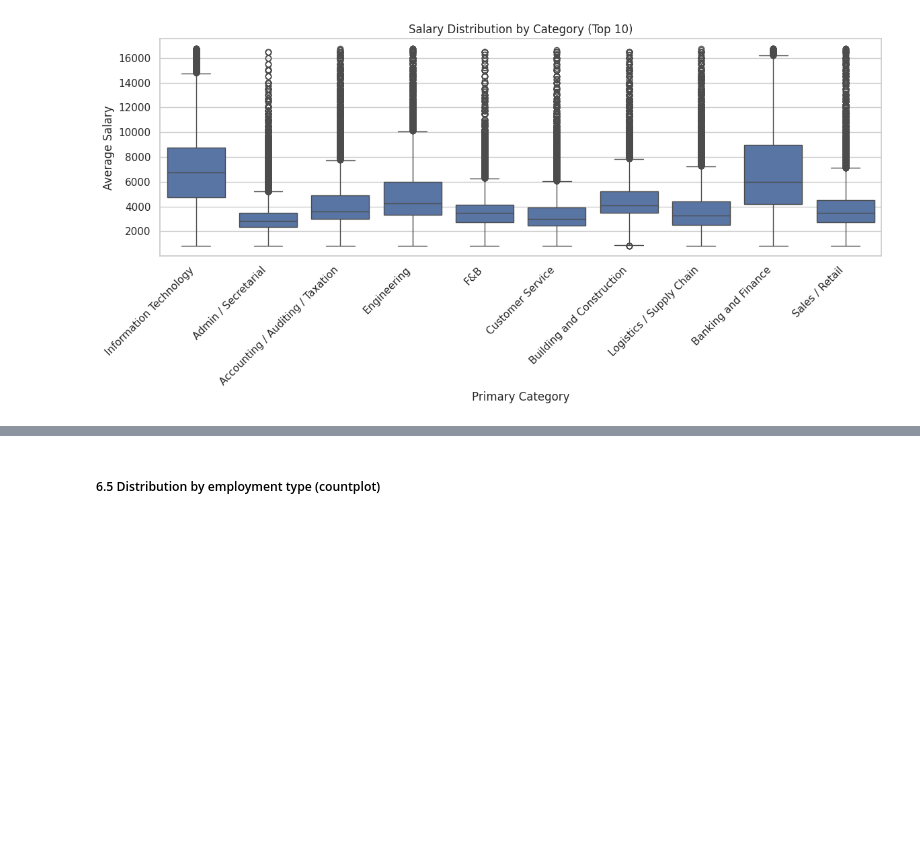
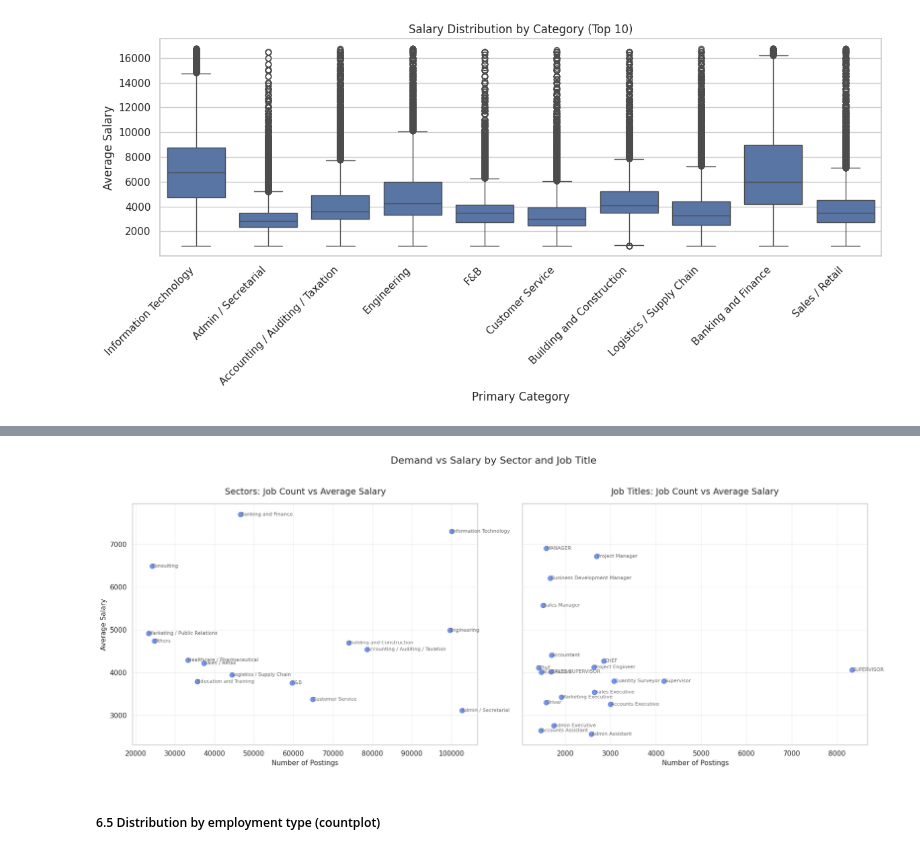
Before and after one commit to Learnfa/Mod1-SGJob, a Jupyter notebook: notebooks/eda.ipynb, the cells around one changed output, grey strips where cells are left out. Saved outputs shown, nothing was run; the diff lists cells and outputs as text; code cells hidden in the pictures; blank space fills up the shorter version.

```diff
--- a/notebooks/eda.ipynb
+++ b/notebooks/eda.ipynb
@@ -366,3 +452,94 @@ plt.show()
+# %%
+import matplotlib.pyplot as plt
+
+# ---------- 1. Prepare sector-level stats (already have this above) ----------
+# sector_stats =
+# (
+#   df.groupby(df["primary_category"])
+#   .agg(
+#       job_count=("metadata_jobPostId", "nunique"),
+#       avg_salarys=("average_salary", "mean"),
+#       min_salarys=("average_salary", "min"),
+#       max_salarys=("average_salary", "max"),
+#   )
+#   .astype(float)
+#   .sort_values("job_count", ascending=False)
+# )
+
+top_n_sectors = 15
+top_sectors = sector_stats.nlargest(top_n_sectors, "job_count").reset_index()
+
+# ---------- 2. Prepare title-level stats ----------
+title_stats = (
+    df_cleaned.groupby("title")
+    .agg(
+        job_count=("metadata_jobPostId", "nunique"),
+        avg_salary=("average_salary", "mean"),
+    )
+    .reset_index()
+)
+
+top_n_titles = 20
+top_titles = title_stats.nlargest(top_n_titles, "job_count")
+
+# ---------- 3. Combined 2×1 figure ----------
+fig, axes = plt.subplots(1, 2, figsize=(18, 7), sharey=True)
+
+# --- Left: sectors ---
+ax = axes[0]
+ax.scatter(
+    top_sectors["job_count"],
+    top_sectors["avg_salary"],
+    s=60,
+    alpha=0.7,
+    color="royalblue",
+)
+
+for _, row in top_sectors.iterrows():
+    ax.text(
+        row["job_count"] + 10,
+        row["avg_salary"],
+        row["primary_category"],
+        fontsize=8,
+        color="dimgray",
+        va="center",
+    )
+
+ax.set_title("Sectors: Job Count vs Average Salary", fontsize=14, pad=15)
+ax.set_xlabel("Number of Postings", fontsize=11)
+ax.set_ylabel("Average Salary", fontsize=11)
+ax.grid(alpha=0.3)
+
+# --- Right: titles ---
+ax = axes[1]
+ax.scatter(
+    top_titles["job_count"],
+    top_titles["avg_salary"],
+    s=60,
+    alpha=0.7,
+    color="royalblue",
+)
+
+for _, row in top_titles.iterrows():
+    ax.text(
+        row["job_count"] + 10,
+        row["avg_salary"],
+        row["title"],
+        fontsize=8,
+        color="dimgray",
+        va="center",
+    )
+
+ax.set_title("Job Titles: Job Count vs Average Salary", fontsize=14, pad=15)
+ax.set_xlabel("Number of Postings", fontsize=11)
+ax.grid(alpha=0.3)
+
+plt.suptitle("Demand vs Salary by Sector and Job Title", fontsize=16, y=1.02)
+plt.tight_layout()
+plt.savefig(FIGURES_DIR / "demand_vs_salary_sector_and_title.png", dpi=150)
+plt.show()
+# %% [output]
+[figure, added]
 # %% [markdown]
 ##### 6.5 Distribution by employment type (countplot)
 # %%
```
Also changed, not shown: parts of 5 cells of this notebook, 17 other files.
